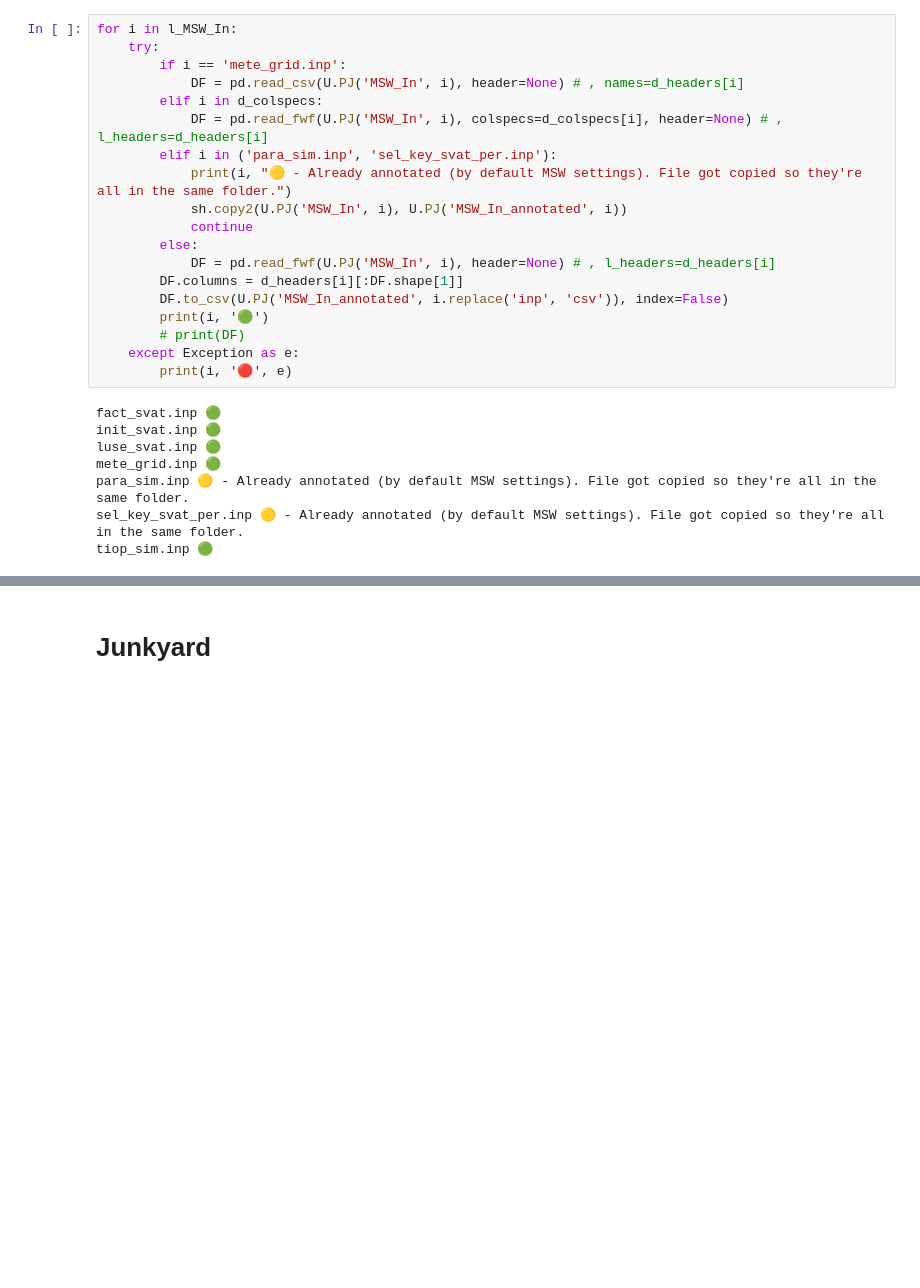
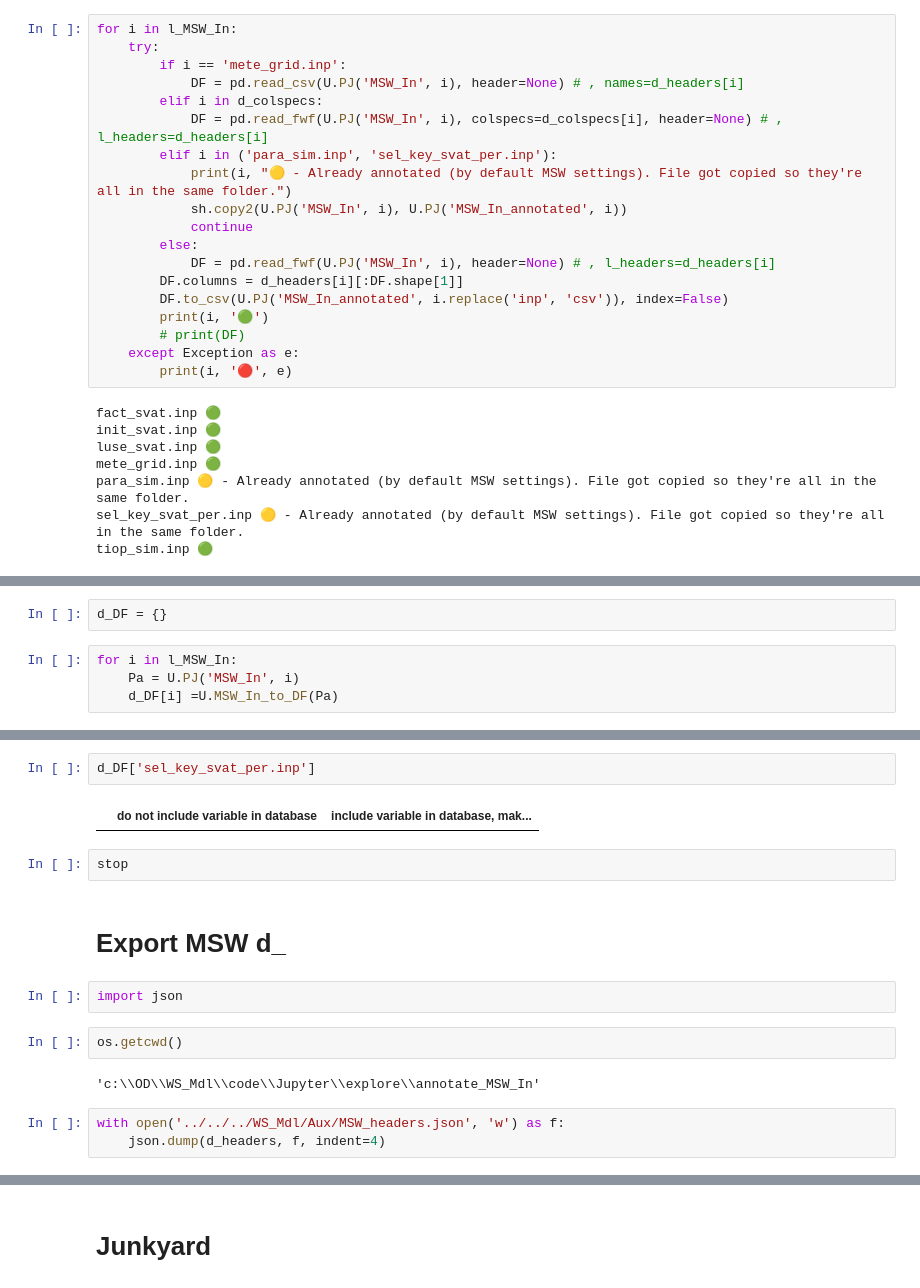
Before and after one commit to Ydrolog/WS_Mdl, a Jupyter notebook: code/Jupyter/explore/annotate_MSW_In/annotate_MSW.ipynb, the cells around one changed output, grey strips where cells are left out. Saved outputs shown, nothing was run; the diff lists cells and outputs as text; blank space fills up the shorter version.

```diff
--- a/code/Jupyter/explore/annotate_MSW_In/annotate_MSW.ipynb
+++ b/code/Jupyter/explore/annotate_MSW_In/annotate_MSW.ipynb
@@ -197,0 +174,6 @@ tiop_sim.inp 🟢
+# %%
+d_DF = {}
+# %%
+for i in l_MSW_In:
+    Pa = U.PJ('MSW_In', i)
+    d_DF[i] =U.MSW_In_to_DF(Pa)
@@ -197,0 +214,17 @@ tiop_sim.inp 🟢
+# %%
+d_DF['sel_key_svat_per.inp']
+# %% [output]
+|  | do not include variable in database | include variable in database, mak... |
+# %%
+stop
+# %% [markdown]
+# Export MSW d_
+# %%
+import json
+# %%
+os.getcwd()
+# %% [output]
+'c:\\OD\\WS_Mdl\\code\\Jupyter\\explore\\annotate_MSW_In'
+# %%
+with open('../../../WS_Mdl/Aux/MSW_headers.json', 'w') as f:
+    json.dump(d_headers, f, indent=4)
```
Also changed, not shown: parts of 10 cells of this notebook, 7 other files.
